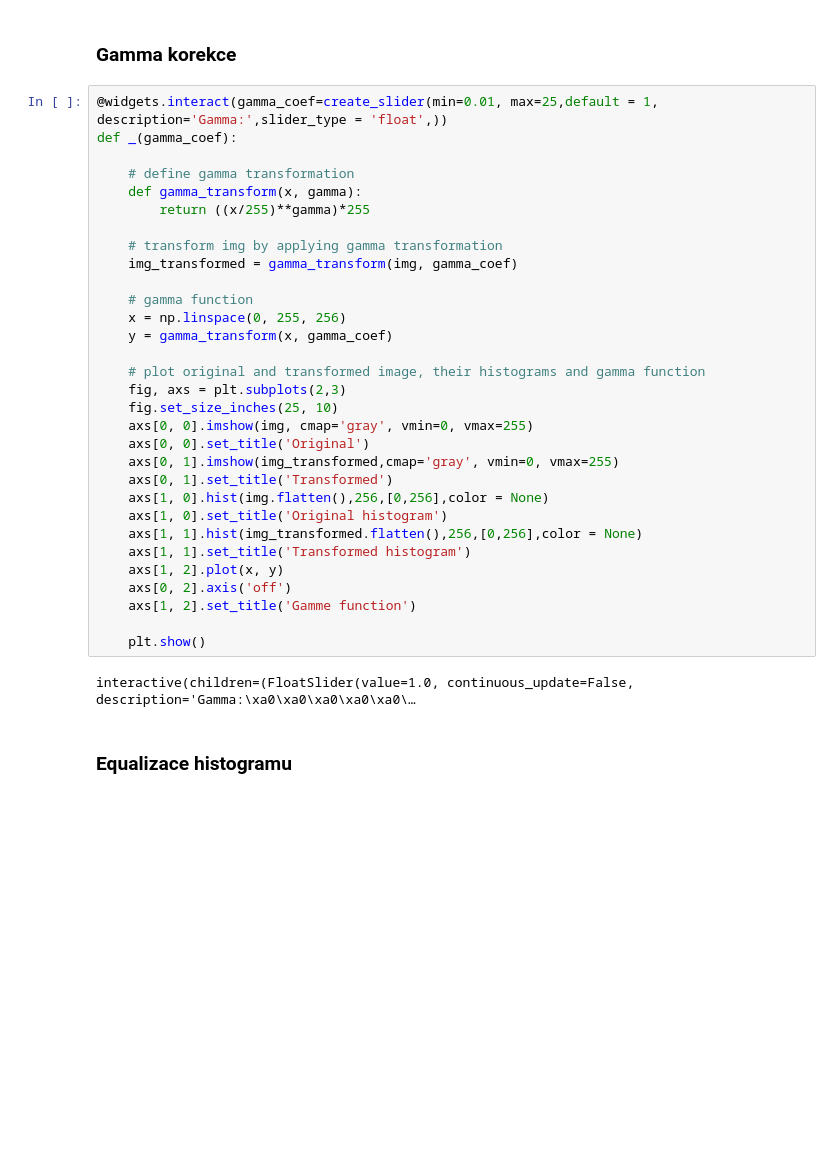
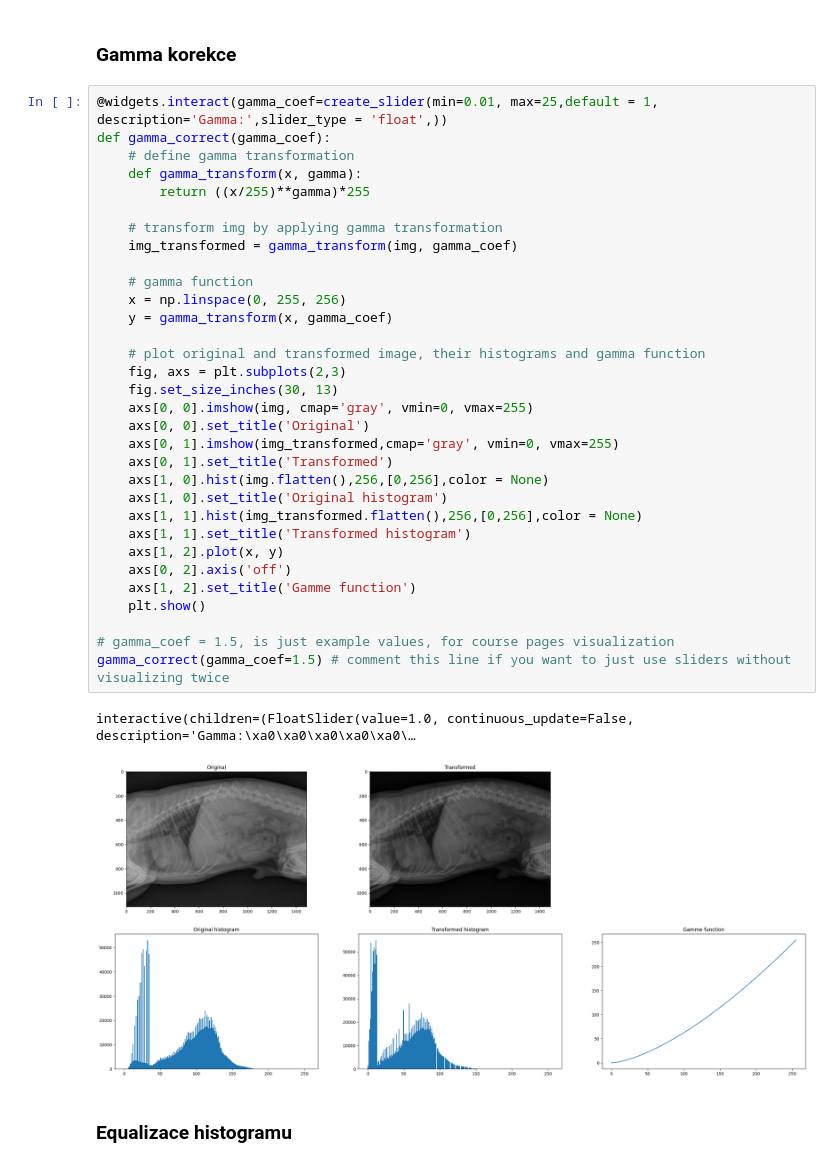
Before and after one commit to ImprolabFIT/BI-SVZ-coursework, a Jupyter notebook: showroom/monadic_operations/index.ipynb, the cells around one changed output. Drawn from its saved outputs; the diff is of its cells as text; blank space fills up the shorter version.

```diff
--- a/showroom/monadic_operations/index.ipynb
+++ b/showroom/monadic_operations/index.ipynb
@@ -38,37 +41,39 @@ interactive(children=(IntSlider(value=0, continuous_update=False, description='B
 ### Gamma korekce
 # %%
 @widgets.interact(gamma_coef=create_slider(min=0.01, max=25,default = 1, description='Gamma:',slider_type = 'float',))
-def _(gamma_coef):
-
+def gamma_correct(gamma_coef):
     # define gamma transformation
     def gamma_transform(x, gamma):
         return ((x/255)**gamma)*255
 
     # transform img by applying gamma transformation
     img_transformed = gamma_transform(img, gamma_coef)
 
     # gamma function
     x = np.linspace(0, 255, 256)
     y = gamma_transform(x, gamma_coef)
 
     # plot original and transformed image, their histograms and gamma function
     fig, axs = plt.subplots(2,3)
-    fig.set_size_inches(25, 10)
+    fig.set_size_inches(30, 13)
     axs[0, 0].imshow(img, cmap='gray', vmin=0, vmax=255)
     axs[0, 0].set_title('Original')
     axs[0, 1].imshow(img_transformed,cmap='gray', vmin=0, vmax=255)
     axs[0, 1].set_title('Transformed')
     axs[1, 0].hist(img.flatten(),256,[0,256],color = None)
     axs[1, 0].set_title('Original histogram')
     axs[1, 1].hist(img_transformed.flatten(),256,[0,256],color = None)
     axs[1, 1].set_title('Transformed histogram')
     axs[1, 2].plot(x, y)
     axs[0, 2].axis('off')
     axs[1, 2].set_title('Gamme function')
+    plt.show()
 
-    plt.show()
+# gamma_coef = 1.5, is just example values, for course pages visualization
+gamma_correct(gamma_coef=1.5) # comment this line if you want to just use sliders without visualizing twice
 # %% [output]
 interactive(children=(FloatSlider(value=1.0, continuous_update=False, description='Gamma:\xa0\xa0\xa0\xa0\xa0\…
+[figure, added]
 # %% [markdown]
 ### Equalizace histogramu
 # %%
```
Also changed, not shown: parts of 4 cells of this notebook.
